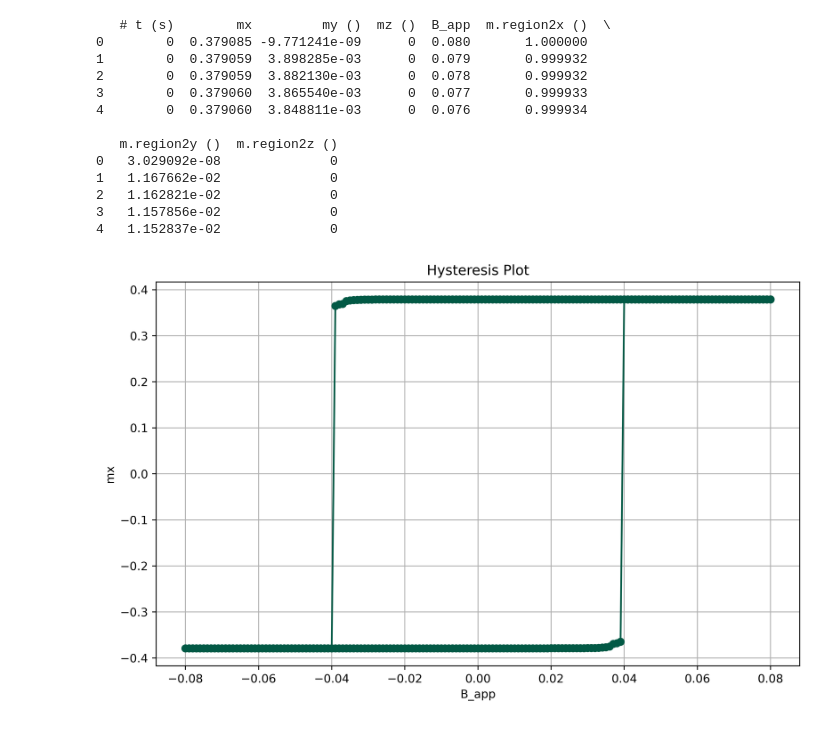
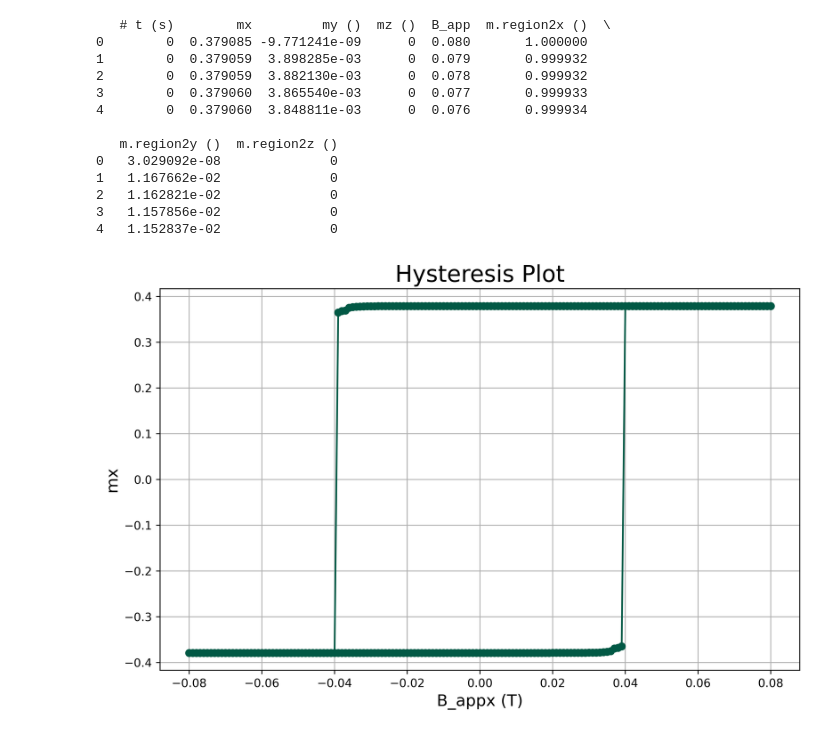
Before and after one commit to OJB-Quantum/MuMax3-How-To, a Jupyter notebook: Python Code_MuMax3 Data Plots/Hysteresis_Loop_Example_1_by_MuMax_Locally_Run.ipynb, the cells around one changed output. Saved outputs shown, nothing was run; the diff lists cells and outputs as text; code cells hidden in the pictures.

```diff
--- a/Python Code_MuMax3 Data Plots/Hysteresis_Loop_Example_1_by_MuMax_Locally_Run.ipynb
+++ b/Python Code_MuMax3 Data Plots/Hysteresis_Loop_Example_1_by_MuMax_Locally_Run.ipynb
@@ -38,13 +38,13 @@ print(data.head())
 # %%
 # Create a hysteresis plot with 'B_extx' on the x-axis and 'mx' on the y-axis
 # Be sure to copy TXT table result from MuMax3 in the folder into an XLSX document, followed by erasing unncessary columns if needed.
 # After saving XLSX file into folder location, upload the file here or in the same folder where this notebook is stored.
 plt.figure(figsize=(10, 6))
 plt.plot(data['B_app'], data['mx'], marker='o', linestyle='-', color='#025945')
-plt.title('Hysteresis Plot')
-plt.xlabel('B_app')
-plt.ylabel('mx')
+plt.title('Hysteresis Plot', fontsize=20)
+plt.xlabel('B_appx (T)', fontsize=14)
+plt.ylabel('mx', fontsize=14)
 plt.grid(True)
 plt.show()
 # %% [output]
-[figure, old version]
+[figure, new version]
```
Also changed, not shown: parts of 1 cell of this notebook.
